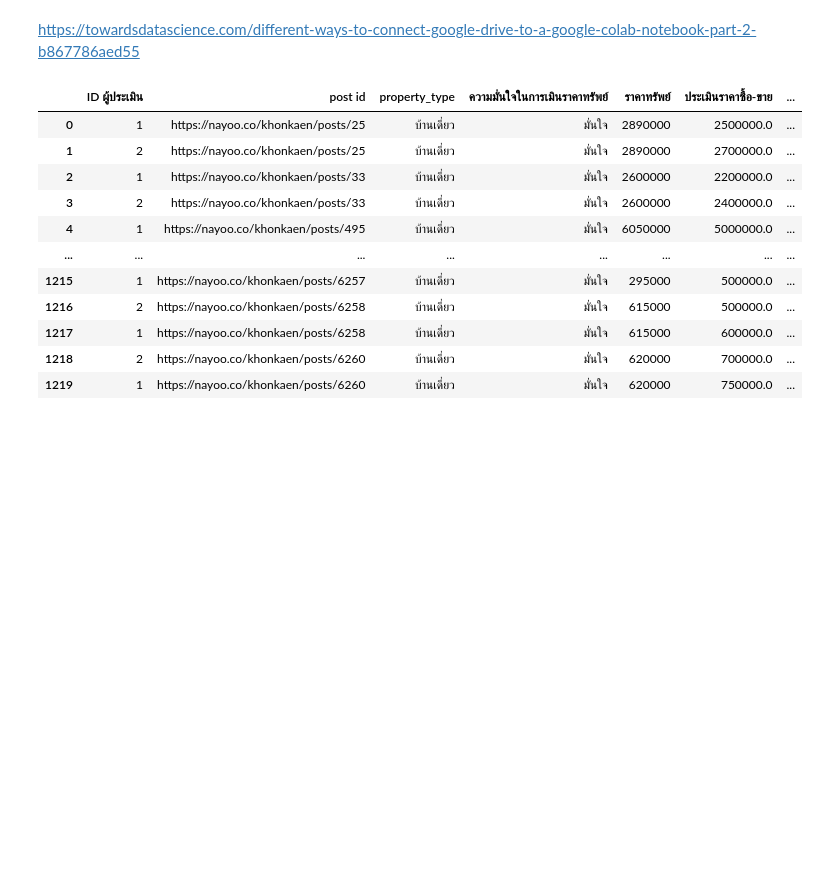
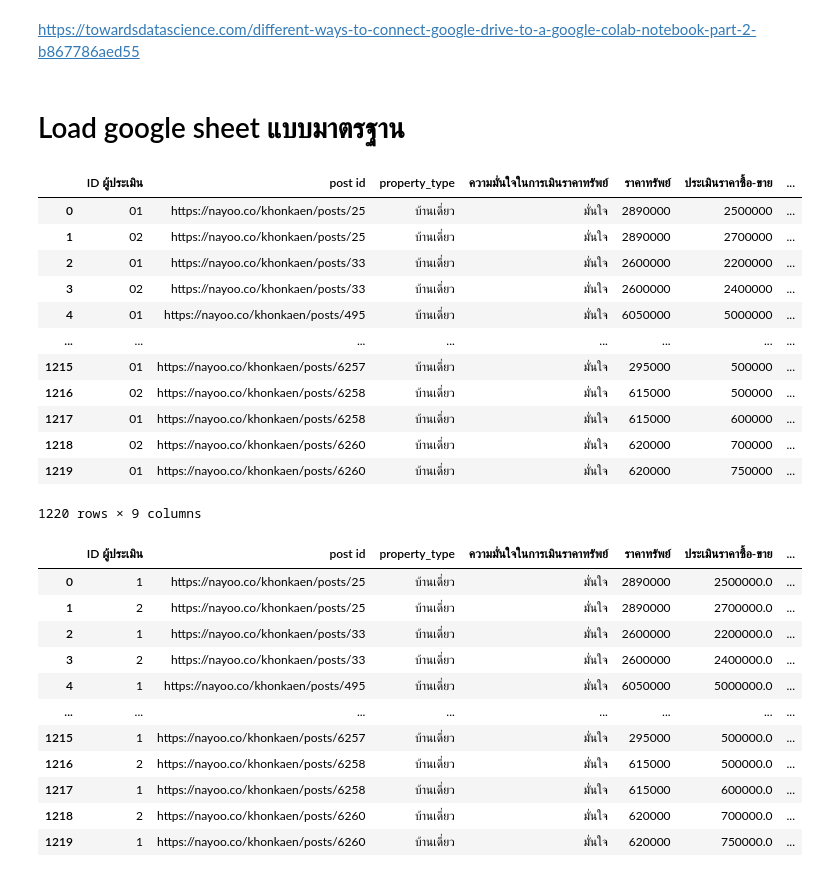
Before and after one commit to NarawitPrathansap/bsc_dpbm22, a Jupyter notebook: [dataprep1]property_estimator3.ipynb, the cells around one changed output. Saved outputs shown, nothing was run; the diff lists cells and outputs as text; code cells hidden in the pictures; blank space fills up the shorter version.

```diff
--- a/[dataprep1]property_estimator3.ipynb
+++ b/[dataprep1]property_estimator3.ipynb
@@ -843,6 +843,43 @@ See the caveats in the documentation: https://pandas.pydata.org/pandas-docs/stab
 #Load ตารางจาก google sheet
 # %% [markdown]
 https://towardsdatascience.com/different-ways-to-connect-google-drive-to-a-google-colab-notebook-part-2-b867786aed55
+# %% [markdown]
+# Load google sheet แบบมาตรฐาน
+# %%
+from google.colab import auth
+auth.authenticate_user()
+
+import gspread
+from google.auth import default
+creds,_ = default()
+
+gc = gspread.authorize(creds)
+# %%
+gsht = gc.open_by_key('1a6NId_-N7tFnAxva721mT0ktVUwaTKoB0BkYvy2S7Ao')
+# %%
+worksheet = gsht.worksheet('home')
+
+rows = worksheet.get_all_values()
+home = pd.DataFrame.from_records(rows)
+# %%
+home.columns = home.iloc[0]
+# %%
+home = home.iloc[1:].reset_index().iloc[:,1:]
+home
+# %% [output]
+|  | ID ผู้ประเมิน | post id | property_type | ความมั่นใจในการเมินราคาทรัพย์ | ราคาทรัพย์ | ประเมินราคาซื้อ-ขาย | ... |
+| 0 | 01 | https://nayoo.co/khonkaen/posts/25 | บ้านเดี่ยว | มั่นใจ | 2890000 | 2500000 | ... |
+| 1 | 02 | https://nayoo.co/khonkaen/posts/25 | บ้านเดี่ยว | มั่นใจ | 2890000 | 2700000 | ... |
+| 2 | 01 | https://nayoo.co/khonkaen/posts/33 | บ้านเดี่ยว | มั่นใจ | 2600000 | 2200000 | ... |
+| 3 | 02 | https://nayoo.co/khonkaen/posts/33 | บ้านเดี่ยว | มั่นใจ | 2600000 | 2400000 | ... |
+| 4 | 01 | https://nayoo.co/khonkaen/posts/495 | บ้านเดี่ยว | มั่นใจ | 6050000 | 5000000 | ... |
+| ... | ... | ... | ... | ... | ... | ... | ... |
+| 1215 | 01 | https://nayoo.co/khonkaen/posts/6257 | บ้านเดี่ยว | มั่นใจ | 295000 | 500000 | ... |
+| 1216 | 02 | https://nayoo.co/khonkaen/posts/6258 | บ้านเดี่ยว | มั่นใจ | 615000 | 500000 | ... |
+| 1217 | 01 | https://nayoo.co/khonkaen/posts/6258 | บ้านเดี่ยว | มั่นใจ | 615000 | 600000 | ... |
+| 1218 | 02 | https://nayoo.co/khonkaen/posts/6260 | บ้านเดี่ยว | มั่นใจ | 620000 | 700000 | ... |
+| 1219 | 01 | https://nayoo.co/khonkaen/posts/6260 | บ้านเดี่ยว | มั่นใจ | 620000 | 750000 | ... |
+1220 rows × 9 columns
 # %%
 import pandas as pd
 sheet_id = '1a6NId_-N7tFnAxva721mT0ktVUwaTKoB0BkYvy2S7Ao'
```
Also changed, not shown: parts of 14 cells of this notebook.
